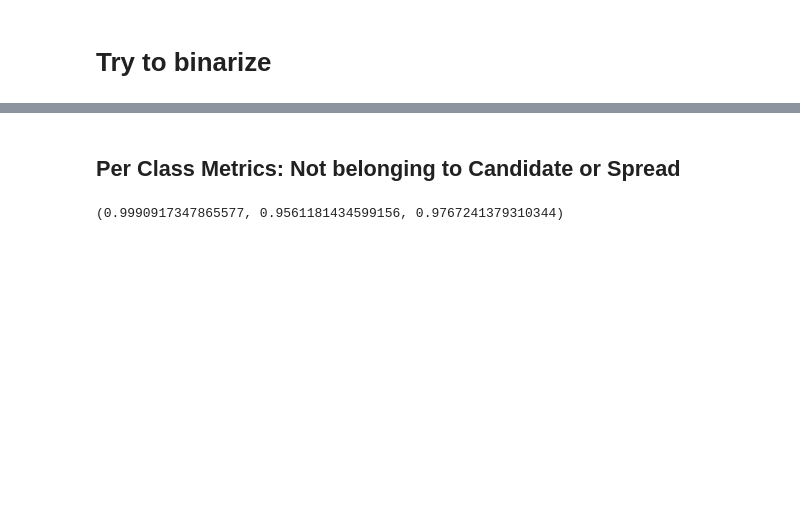
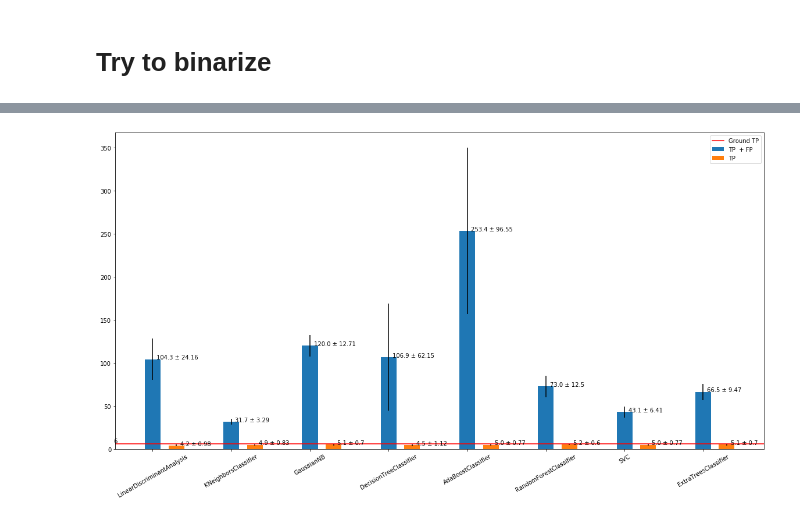
Before and after one commit to nicolaspascual/point-cloud-learn, a Jupyter notebook: notebooks/7-Cluster Undersampling with cluster centroids.ipynb, the cells around one changed output, grey strips where cells are left out. Saved outputs shown, nothing was run; the diff lists cells and outputs as text; code cells hidden in the pictures; blank space fills up the shorter version.

```diff
--- a/notebooks/7-Cluster Undersampling with cluster centroids.ipynb
+++ b/notebooks/7-Cluster Undersampling with cluster centroids.ipynb
@@ -19,7 +20,7 @@ plt.rcParams["figure.figsize"] = (20,10)
 # %% [markdown]
 # Try to binarize
 # %%
-clusters, _ = load_data('../data/all_clusters_points.txt')
+clusters, _ = load_data('../data/all_clusters.txt')
 clusters = clusters.drop(['file_origin', 'file_destination'], axis=1)
 # %%
 #Delete columns with one value
@@ -85,7 +75,7 @@ from sklearn.ensemble import (AdaBoostClassifier, BaggingClassifier, ExtraTreesC
                               GradientBoostingClassifier, RandomForestClassifier, VotingClassifier)
 from sklearn.svm import SVC
 models = [
-    LinearDiscriminantAnalysis, KNeighborsClassifier, RadiusNeighborsClassifier, GaussianNB,
-    DecisionTreeClassifier, ExtraTreeClassifier, AdaBoostClassifier, BaggingClassifier,
-    ExtraTreesClassifier, GradientBoostingClassifier, RandomForestClassifier, VotingClassifier, SVC
+    LinearDiscriminantAnalysis, KNeighborsClassifier, GaussianNB,
+    DecisionTreeClassifier, AdaBoostClassifier,
+    RandomForestClassifier, SVC, ExtraTreesClassifier
 ]
@@ -249,8 +81,0 @@ max([r['classification_report']['True']['f1-score'] for _, r in results.items()
-# %% [markdown]
-## Per Class Metrics: Not belonging to Candidate or Spread
-# %%
-max([r['classification_report']['False']['precision'] for _, r in results.items() if 'False' in r['classification_report']]),\
-max([r['classification_report']['False']['recall'] for _, r in results.items() if 'False'  in r['classification_report']]),\
-max([r['classification_report']['False']['f1-score'] for _, r in results.items() if 'False'  in r['classification_report']]),\
-# %% [output]
-(0.9990917347865577, 0.9561181434599156, 0.9767241379310344)
@@ -256,0 +106,24 @@ max([r['classification_report']['False']['f1-score'] for _, r in results.items()
+# %%
+THRESHOLD = 0.7
+
+ground_truth = bar_plot[0][0][3]
+
+tp_tfs, tp_tfs_err, tps, tps_err, f1s, f1s_err = [], [], [], [], [], []
+for model_index, model in enumerate([e[0] for e in bar_plot[0]]):
+    tp_fp, tp, f1 = [], [], []
+    for split in bar_plot:
+        tp_fp.append(split[model_index][2])
+        tp.append(split[model_index][4])
+        f1.append(split[model_index][-1]['True']['f1-score'])
+
+    tp_tfs.append(np.array(tp_fp).mean())
+    tp_tfs_err.append(np.array(tp_fp).std())
+    tps.append(np.array(tp).mean())
+    tps_err.append(np.array(tp).std())
+
+    if (tps[-1] / ground_truth) >= THRESHOLD:
+        f1s.append(np.array(f1).mean())
+        f1s_err.append(np.array(f1).std())
+    else:
+        f1s.append(0)
+        f1s_err.append(0)
@@ -256,0 +143,11 @@ max([r['classification_report']['False']['f1-score'] for _, r in results.items()
+# %%
+from src.utils.visualization import plot_trues
+
+ground_truth = bar_plot[0][0][3]
+labels = [e[0] for e in bar_plot[0]]
+plot_trues(
+    tps=tps, tps_tfs=tp_tfs, gt=ground_truth,
+    labels=labels, tps_err=tps_err, tps_tfs_err=tp_tfs_err
+)
+# %% [output]
+[figure, added]
```
Also changed, not shown: parts of 19 cells of this notebook, 34 other files.
